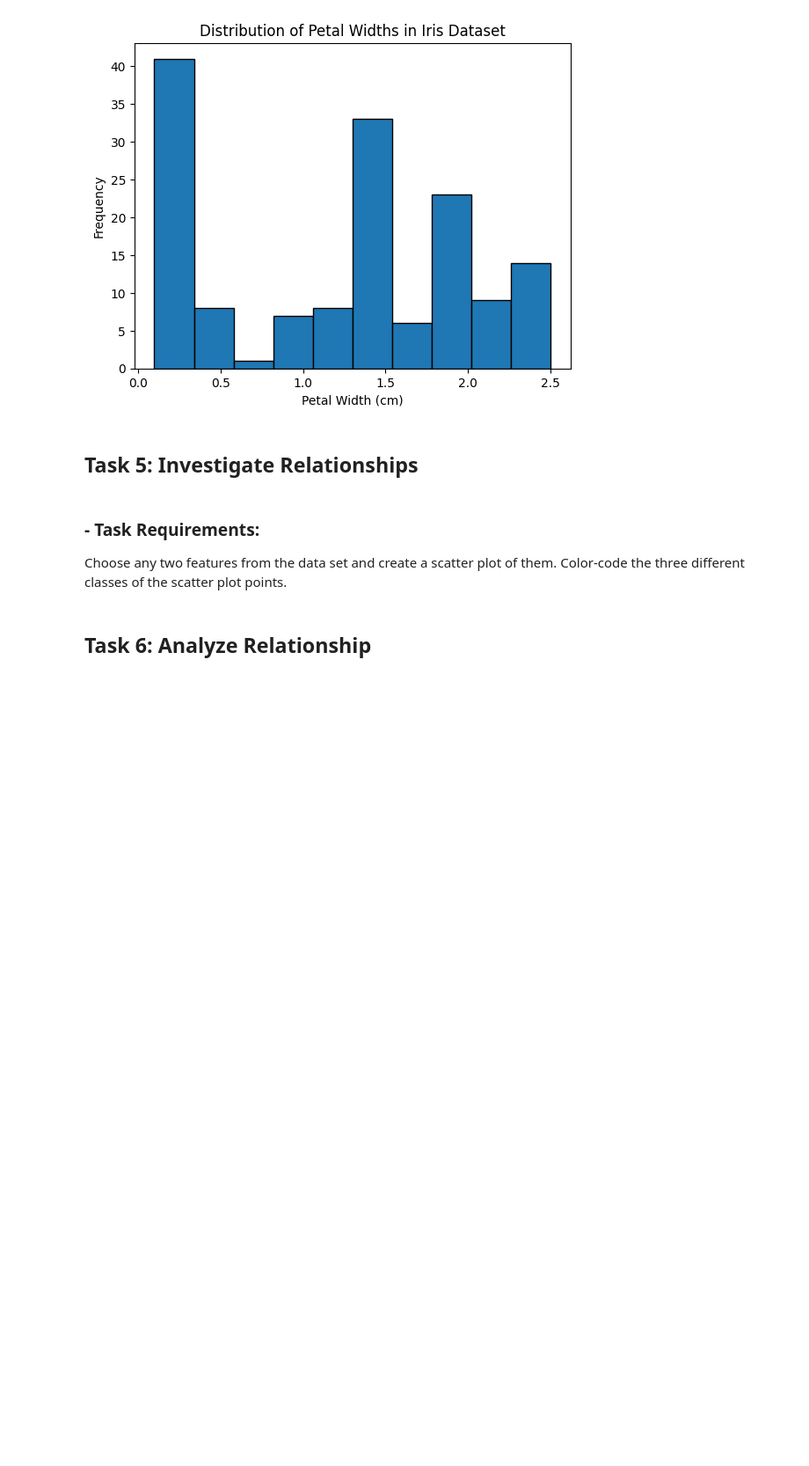
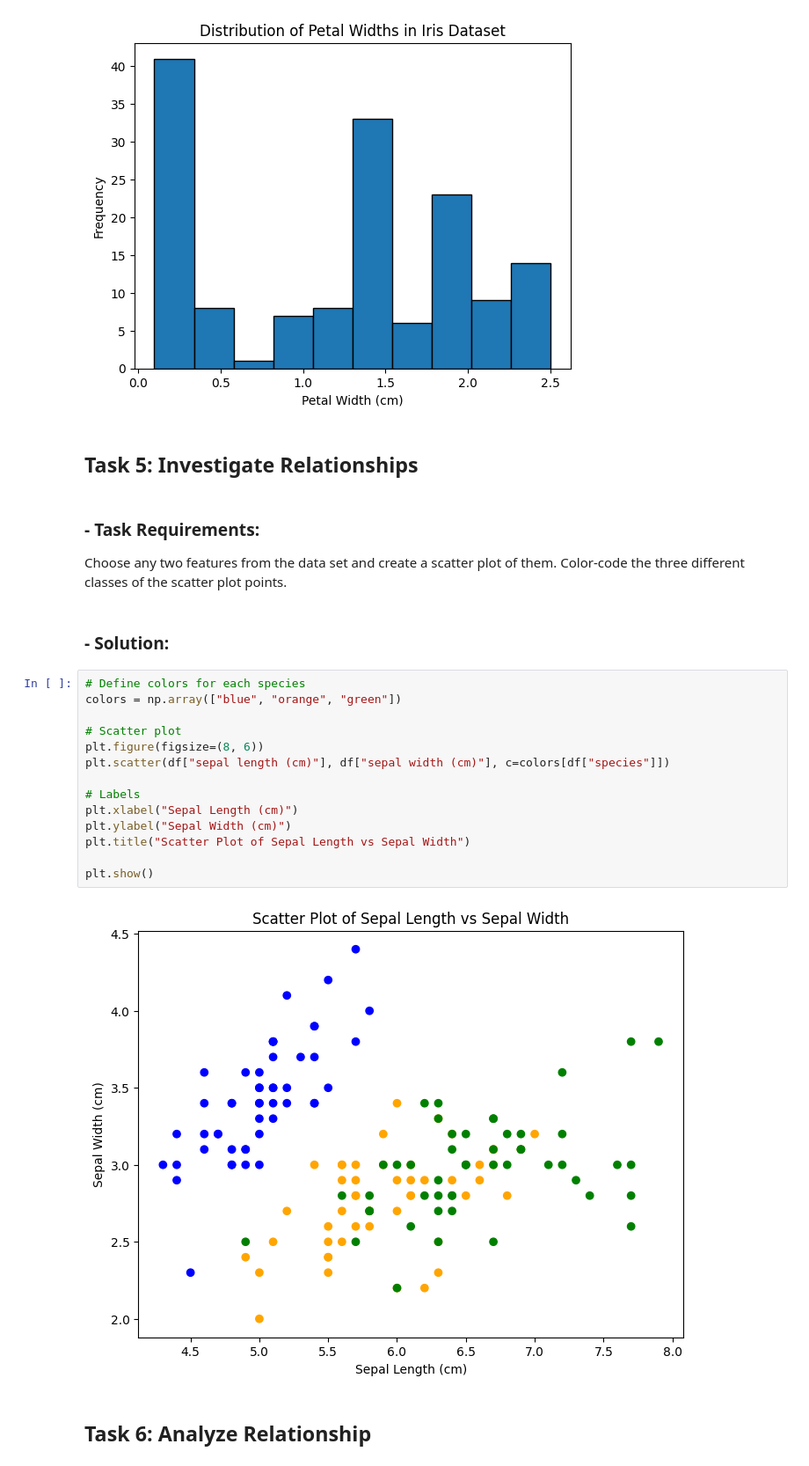
Before and after one commit to elainecazetta/principles_of_data_analytics, a Jupyter notebook: tasks.ipynb, the cells around one changed output. Shown at 88% size. Drawn from its saved outputs; the diff is of its cells as text; blank space fills up the shorter version.

```diff
--- a/tasks.ipynb
+++ b/tasks.ipynb
@@ -208,5 +208,23 @@ plt.show()
 ### - Task Requirements:
 Choose any two features from the data set and create a scatter plot of them.
 Color-code the three different classes of the scatter plot points.
+# %% [markdown]
+### - Solution:
+# %%
+# Define colors for each species
+colors = np.array(["blue", "orange", "green"])
+
+# Scatter plot
+plt.figure(figsize=(8, 6))
+plt.scatter(df["sepal length (cm)"], df["sepal width (cm)"], c=colors[df["species"]])
+
+# Labels
+plt.xlabel("Sepal Length (cm)")
+plt.ylabel("Sepal Width (cm)")
+plt.title("Scatter Plot of Sepal Length vs Sepal Width")
+
+plt.show()
+# %% [output]
+[figure, added]
 # %% [markdown]
 ## Task 6: Analyze Relationship
```
Also changed, not shown: parts of 4 cells of this notebook.
